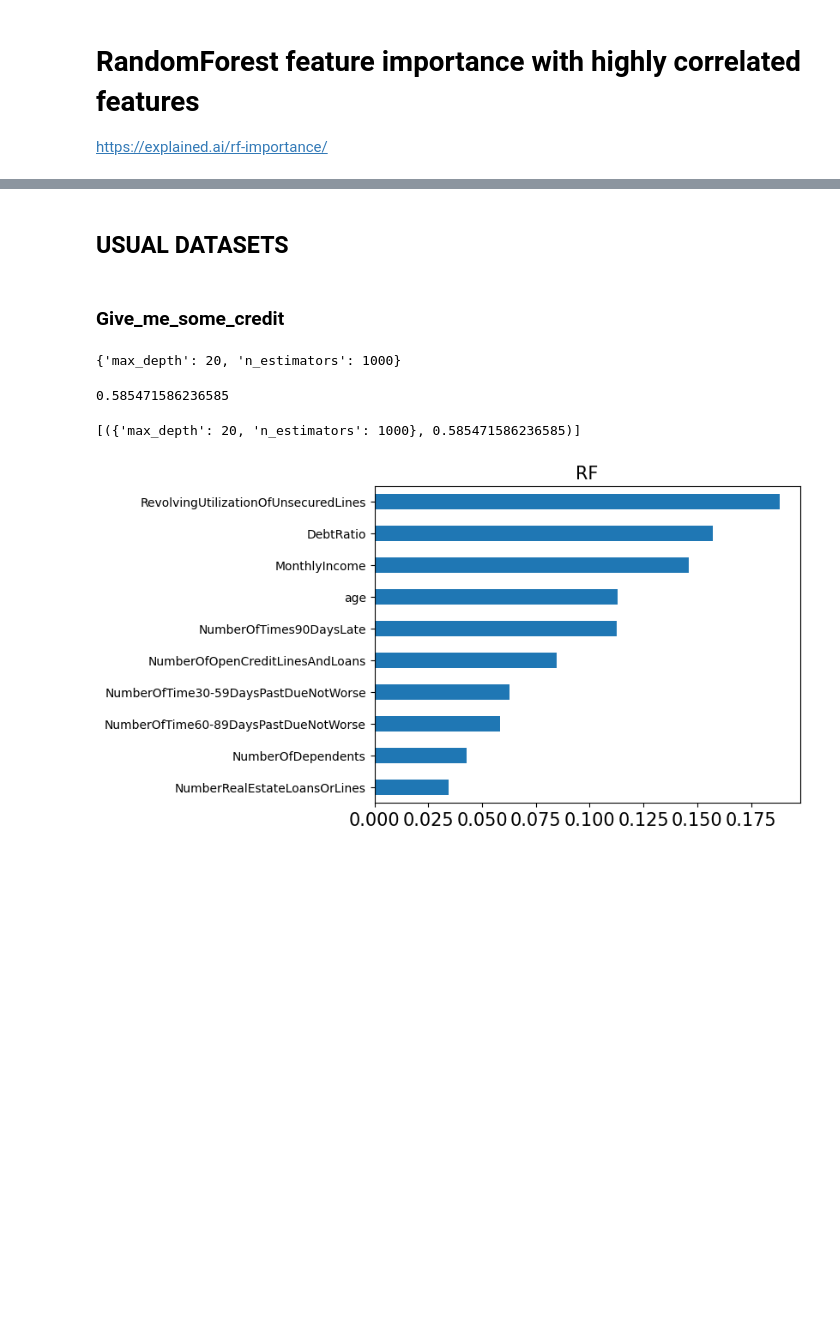
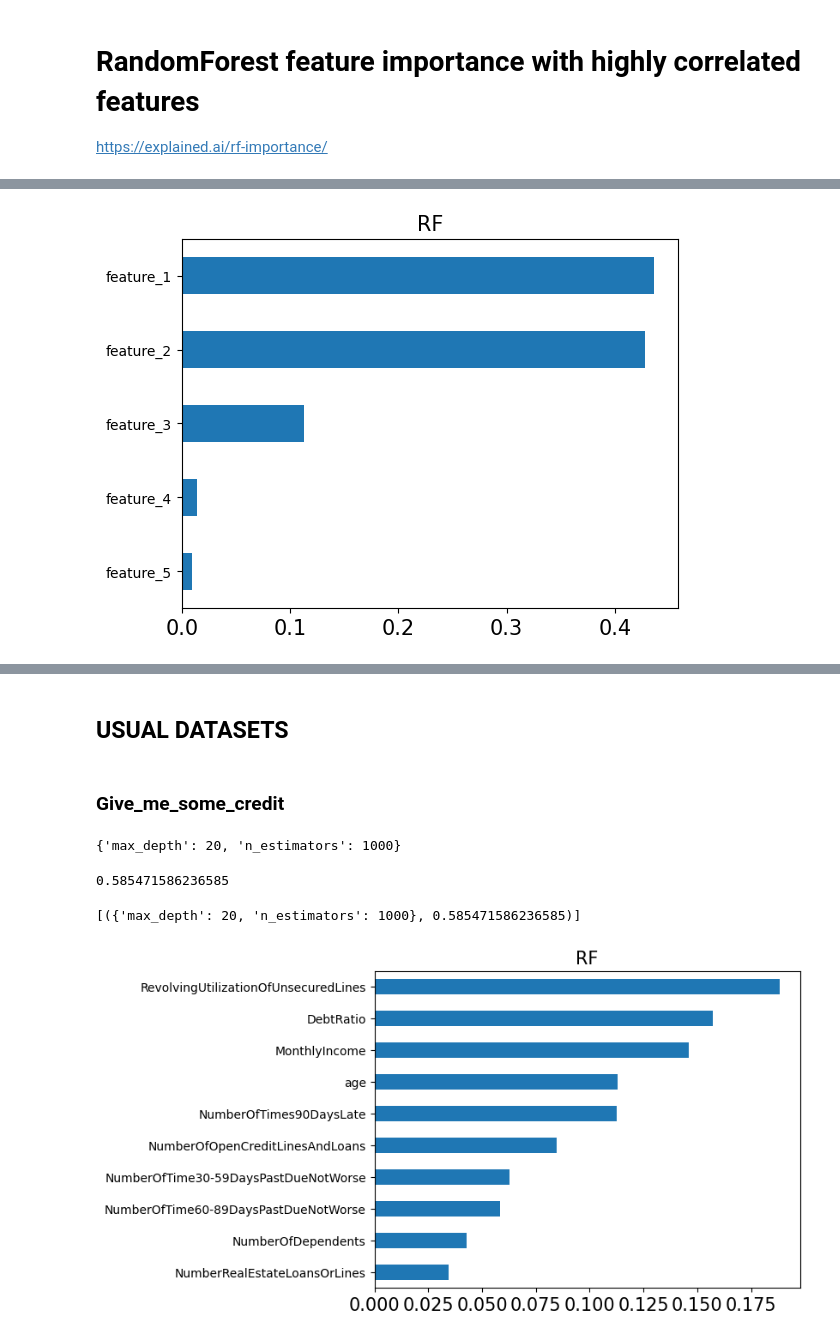
Before and after one commit to lange-am/all_feature_importance, a Jupyter notebook: examples/RandomForest_RIT.ipynb, the cells around one changed output, grey strips where cells are left out. Saved outputs shown, nothing was run; the diff lists cells and outputs as text; code cells hidden in the pictures; blank space fills up the shorter version.

Commit message:
Fix max_leaf_nodes=None and add synthetic examples

```diff
--- a/examples/RandomForest_RIT.ipynb
+++ b/examples/RandomForest_RIT.ipynb
@@ -25,0 +28,93 @@ https://explained.ai/rf-importance/
+# %%
+n_samples = 10_000
+n_features = 5
+X_rand = np.random.rand(n_samples, n_features)
+y = 10 * X_rand[:,0] -  10 * X_rand[:,1] + 5 * X_rand[:,2] - X_rand[:,3]
+X_array = X_rand +  np.random.rand(n_samples, n_features) / 10
+X = pd.DataFrame(columns=['feature_' + str(i+1) for i in range(n_features)], data=X_array)
+
+# RF
+# you can play with tuning, up to your CPU performance:
+params = {'max_depth': [20], 'n_estimators': [1000]}
+n_params = math.prod([len(v) for v in params.values()])
+clf = GridSearchCV(RandomForestRegressor(max_features='sqrt',
+                                          random_state=0,
+                                          max_leaf_nodes=2**max(params['max_depth']),
+                                          bootstrap=True,
+                                          oob_score=True,
+                                          n_jobs=max(n_cpu//n_params, 1)),
+                   params,
+                   scoring = lambda est, X, y: est.oob_score_,
+                   cv=[(np.arange(X.shape[0]), np.arange(0))],
+                   n_jobs=min(n_params, n_cpu))
+clf.fit(X, y)
+rf = clf.best_estimator_
+display(clf.best_params_, clf.best_score_, #rf.oob_score_,
+        list(zip(clf.cv_results_['params'], clf.cv_results_['mean_test_score'])))
+plt.figure()
+pd.Series(rf.feature_importances_, index=X.columns).sort_values(ascending=True).plot(kind='barh')
+xtl = plt.gca().get_xticklabels()
+plt.gca().set_xticklabels(xtl, fontsize=15)
+plt.gca().set_title('RF', fontsize=15)
+plt.show()
+
+#RF + duplicates
+X['feature_2_copy1'] = X['feature_2']
+X['feature_2_copy2'] = X['feature_2']
+X['feature_2_copy3'] = X['feature_2']
+X['feature_2_copy4'] = X['feature_2']
+X['feature_2_copy5'] = X['feature_2']
+X = X.drop(['feature_2'], axis=1)
+
+# you can play with tuning, up to your CPU performance:
+params = {'max_depth': [20], 'n_estimators': [1000]}
+n_params = math.prod([len(v) for v in params.values()])
+clf = GridSearchCV(RandomForestRegressor(max_features='sqrt',
+                                          random_state=0,
+                                          max_leaf_nodes=2**max(params['max_depth']),
+                                          bootstrap=True,
+                                          oob_score=True,
+                                          n_jobs=max(n_cpu//n_params, 1)),
+                   params,
+                   scoring = lambda est, X, y: est.oob_score_,
+                   cv=[(np.arange(X.shape[0]), np.arange(0))],
+                   n_jobs=min(n_params, n_cpu))
+clf.fit(X, y)
+rf = clf.best_estimator_
+display(clf.best_params_, clf.best_score_, #rf.oob_score_,
+        list(zip(clf.cv_results_['params'], clf.cv_results_['mean_test_score'])))
+plt.figure()
+pd.Series(rf.feature_importances_, index=X.columns).sort_values(ascending=True).plot(kind='barh')
+xtl = plt.gca().get_xticklabels()
+plt.gca().set_xticklabels(xtl, fontsize=15)
+plt.gca().set_title('RF+duplicates', fontsize=15)
+plt.show()
+
+#RIT RF + duplicates
+# you can play with tuning, up to your CPU performance:
+params = {'max_depth': [20], 'n_estimators': [1000]}
+n_params = math.prod([len(v) for v in params.values()])
+clf = GridSearchCV(MyRandomForestRegressor(max_features='sqrt',
+                                            random_state=0,
+                                            max_leaf_nodes=2**max(params['max_depth']),
+                                            bootstrap=True,
+                                            oob_score=True,
+                                            n_jobs=max(n_cpu//n_params, 1),
+                                            subforest_importance=True,
+                                            normalize_importance=False,
+                                            rit_alpha=0.1),
+                   params,
+                   scoring = lambda est, X, y: est.oob_score_,
+                   cv=[(np.arange(X.shape[0]), np.arange(0))],
+                   n_jobs=min(n_params, n_cpu))
+clf.fit(X, y)
+rf = clf.best_estimator_
+display(clf.best_params_, clf.best_score_, #rf.oob_score_,
+        list(zip(clf.cv_results_['params'], clf.cv_results_['mean_test_score'])))
+plt.figure()
+pd.Series(rf.feature_importances_, index=X.columns).sort_values(ascending=True).plot(kind='barh')
+xtl = plt.gca().get_xticklabels()
+plt.gca().set_xticklabels(xtl, fontsize=15)
+plt.gca().set_title('RIT RF + duplicates', fontsize=15)
+plt.show()
+# %% [output]
@@ -25,0 +124 @@ https://explained.ai/rf-importance/
+[figure, added]
```
Also changed, not shown: parts of 3 cells of this notebook, 1 other file.
